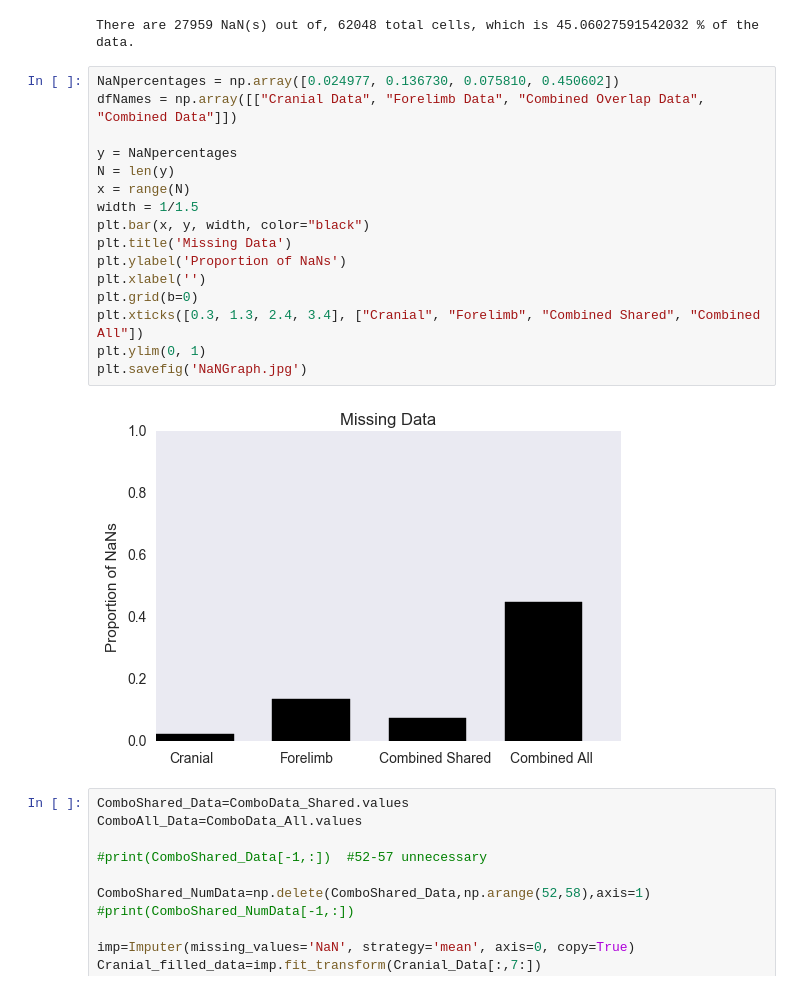
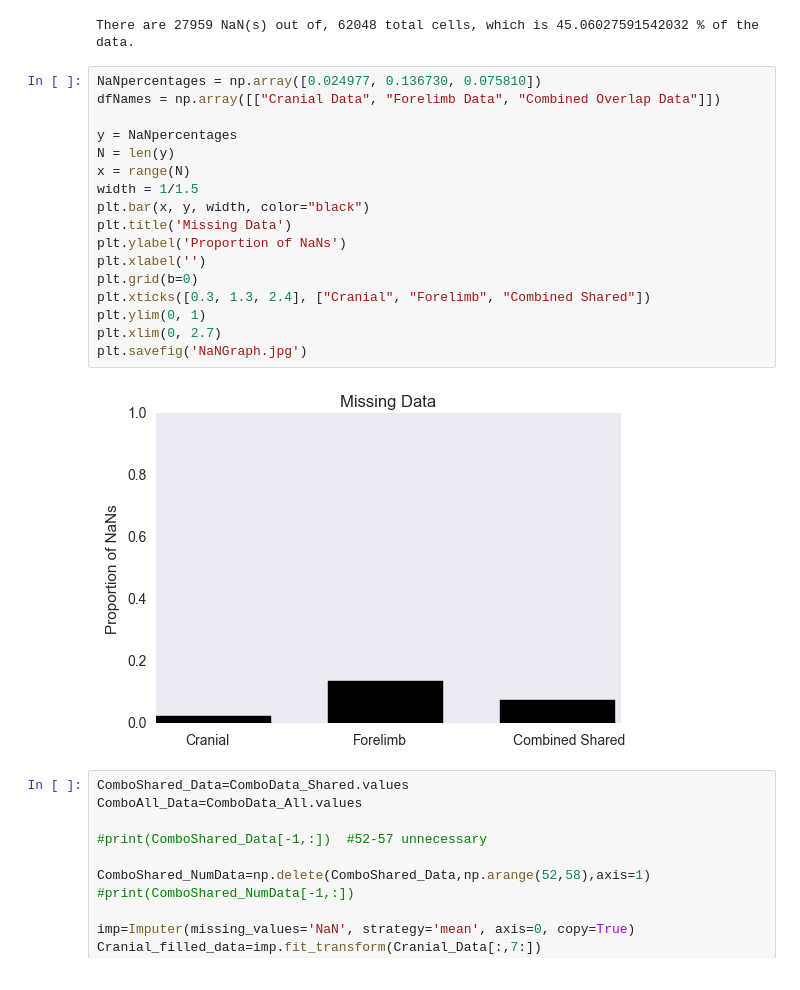
Before and after one commit to UW-Biol419-Wi2017/Feline-Bones-Final-Project, a Jupyter notebook: Master Notebook_Final Project.ipynb, the cells around one changed output. Saved outputs shown, nothing was run; the diff lists cells and outputs as text.

```diff
--- a/Master Notebook_Final Project.ipynb
+++ b/Master Notebook_Final Project.ipynb
@@ -60,23 +59,24 @@ NullsInFrame(ComboData_All)
 # %% [output]
 There are 27959 NaN(s) out of, 62048 total cells, which is 45.06027591542032 % of the data.
 # %%
-NaNpercentages = np.array([0.024977, 0.136730, 0.075810, 0.450602])
-dfNames = np.array([["Cranial Data", "Forelimb Data", "Combined Overlap Data", "Combined Data"]])
+NaNpercentages = np.array([0.024977, 0.136730, 0.075810])
+dfNames = np.array([["Cranial Data", "Forelimb Data", "Combined Overlap Data"]])
 
 y = NaNpercentages
 N = len(y)
 x = range(N)
 width = 1/1.5
 plt.bar(x, y, width, color="black")
 plt.title('Missing Data')
 plt.ylabel('Proportion of NaNs')
 plt.xlabel('')
 plt.grid(b=0)
-plt.xticks([0.3, 1.3, 2.4, 3.4], ["Cranial", "Forelimb", "Combined Shared", "Combined All"])
+plt.xticks([0.3, 1.3, 2.4], ["Cranial", "Forelimb", "Combined Shared"])
 plt.ylim(0, 1)
+plt.xlim(0, 2.7)
 plt.savefig('NaNGraph.jpg')
 # %% [output]
-[figure, old version]
+[figure, new version]
 # %%
 ComboShared_Data=ComboData_Shared.values
 ComboAll_Data=ComboData_All.values
```
Also changed, not shown: parts of 1 cell of this notebook, 11 other files.
